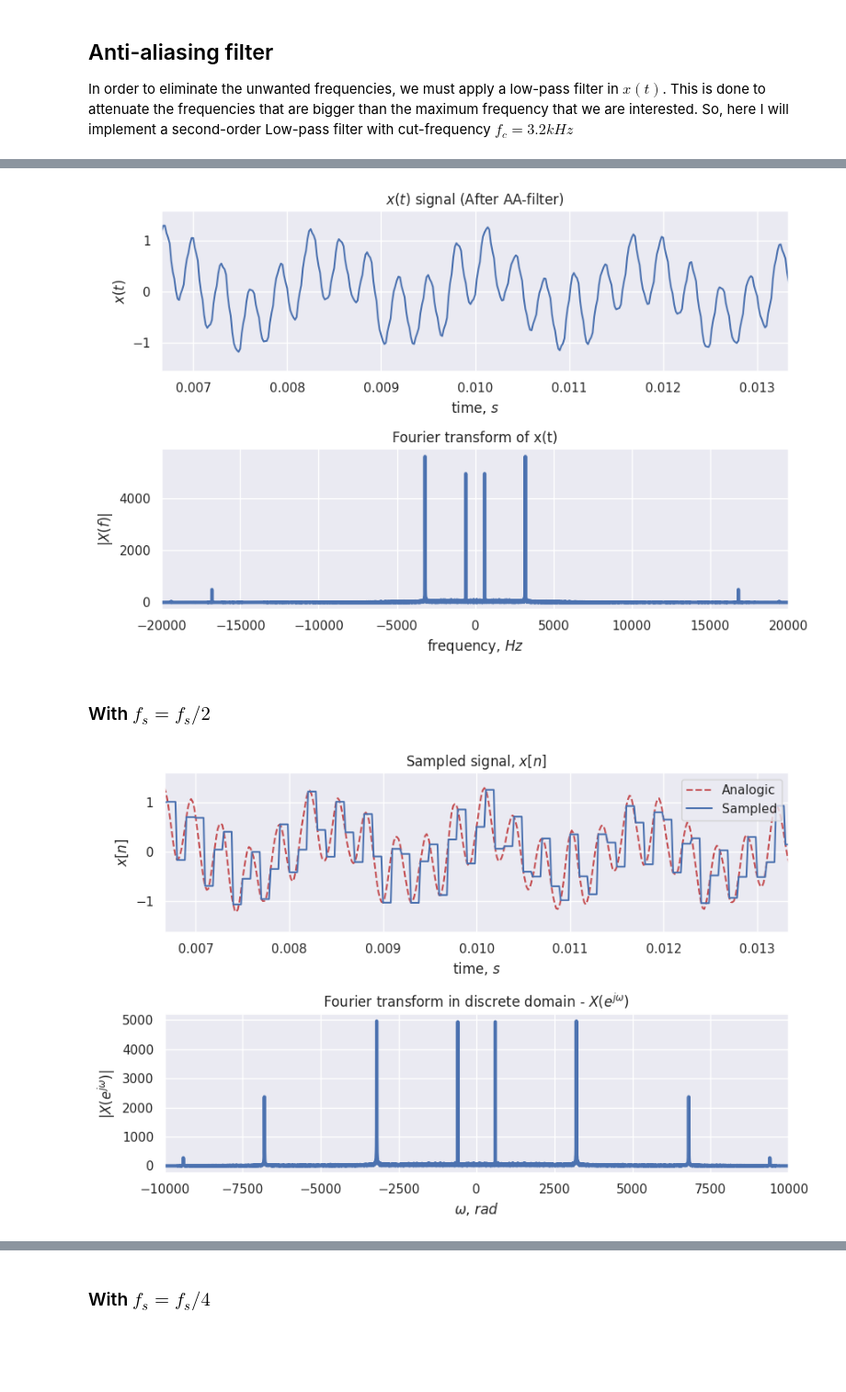
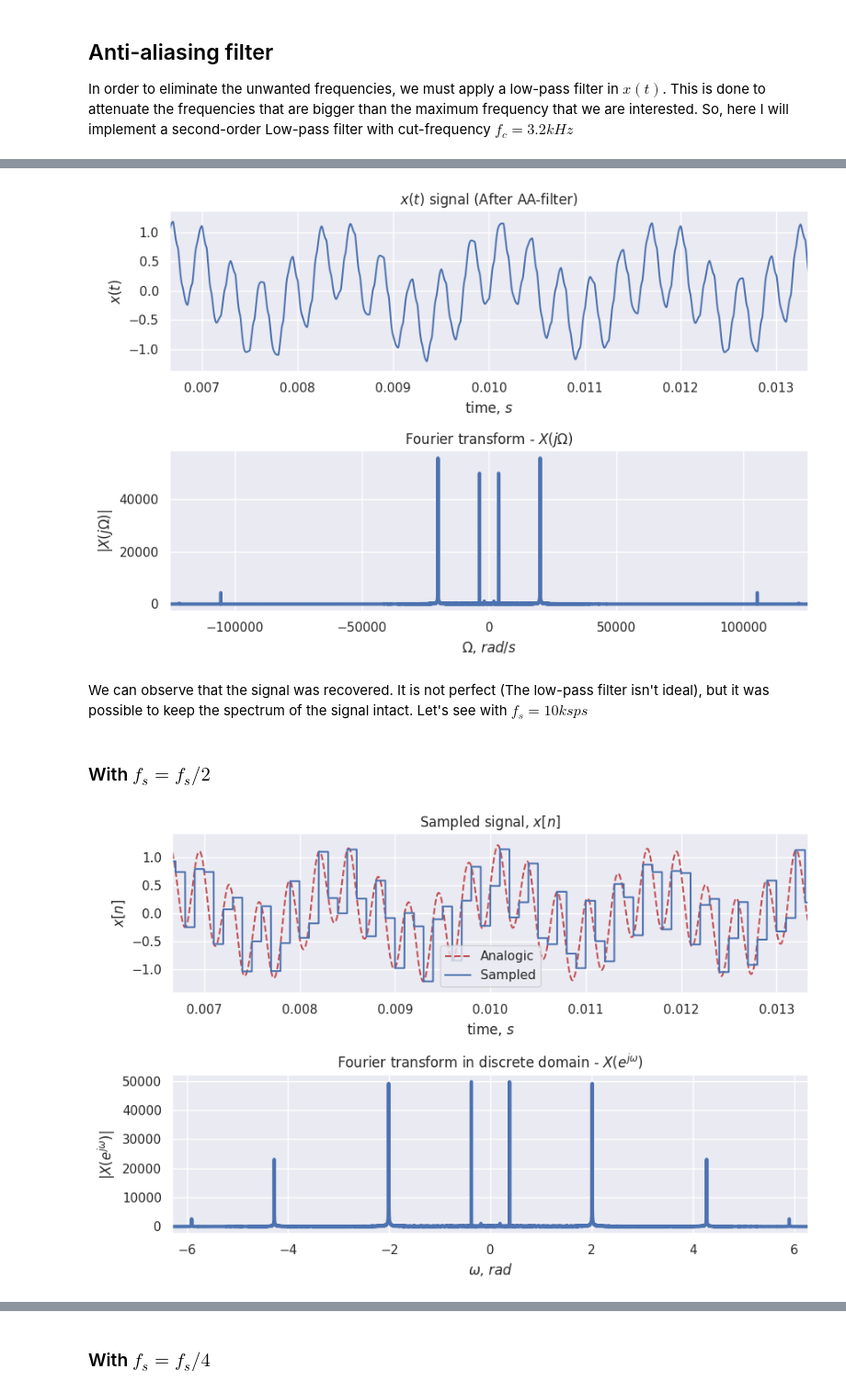
Before and after one commit to JoaoPi314/PDS-sampling-exercise, a Jupyter notebook: Sampling-Exercise.ipynb, the cells around one changed output, grey strips where cells are left out. Shown at 92% size. Cells and saved outputs as stored; diff of their text form; code cells hidden in the pictures; blank space fills up the shorter version.

```diff
--- a/Sampling-Exercise.ipynb
+++ b/Sampling-Exercise.ipynb
@@ -34,9 +34,9 @@ f_x = 3200 #Hz
 
 # This doesn't make sense, it is only to simulate the analogic signal, but in fact it is a digital
 # one with this sampling frequency
-analog_fs = 1/60000
+analog_fs = 600000
 
-t = np.arange(0, 100*1/f_1, analog_fs)
+t = np.arange(0, 100*1/f_1, 1/analog_fs)
 
 # signal declaration
 xt = np.cos(2*np.pi*f_x*t) + 0.5*np.cos(2*np.pi*f_2*t) + 0.01*np.cos(2*np.pi*f_1*t)
@@ -182,24 +182,14 @@ Here, we will simulate the convolution with a impulse train. The impulse train i
 f_s = 20e3 # sps
 
 # Defining sampling arrays
-# t_sampled = np.arange(0, 100/f_1, 1/f_s)
 xn = np.zeros(t.size)
 
 # Sampling
 for i in range(xn.size):
-    if(i%((1/analog_fs)/f_s) == 0):
+    if(i%((analog_fs)/f_s) == 0):
         xn[i] = xt_filtered.real[i]
     else:
         xn[i] = xn[i-1]
-
-
-
-# # Defining sampling arrays
-# xn = np.zeros(int(t.size/((1/analog_fs)/f_s)))
-# tn = np.zeros(int(t.size/((1/analog_fs)/f_s)))
-# for i in range(xn.size):
-#     xn[i] = xt_filtered.real[int(i*(((1/analog_fs)/f_s)))]
-#     tn[i] = t[int(i*(((1/analog_fs)/f_s)))]
 
 
 plt.figure(figsize=(9,6))
@@ -219,12 +209,12 @@ plt.subplot(2,1,2)
 Xf_sampled = fftshift(fft(xn, t.size))
 f_sampled = fftshift(fftfreq(t.size, t[1]-t[0]))
 
-plt.plot(f_sampled, np.abs(Xf_sampled), linewidth=3)
+plt.plot(f_sampled*2*np.pi/f_s, np.abs(Xf_sampled), linewidth=3)
 plt.grid("on", which="both")
 plt.title("Fourier transform in discrete domain - $X(e^{j\omega})$")
 plt.xlabel("$\omega$, $rad$")
 plt.ylabel("$|X(e^{j\omega})|$")
-plt.xlim(-f_s, f_s)
+plt.xlim(-2*np.pi, 2*np.pi)
 
 plt.tight_layout()
 plt.show()
@@ -266,4 +233,8 @@ plt.show()
 # %%
+w_c = 2*np.pi*f_s/2
+rec_filter = w_c**2 / ((w_c**2 - (2*np.pi*f_sampled)**2) +1j*np.sqrt(2)*w_c*2*np.pi*f_sampled)
+
+
 Xf_rec = Xf_sampled*rec_filter
 xt_rec = ifft(ifftshift(Xf_rec))
 
@@ -286,17 +257,19 @@ plt.xlim(2/f_1, 4/f_1)
 
 plt.subplot(2,1,2)
 
+plt.plot(w, np.abs(Xf_rec), linewidth=3)
+plt.grid("on", which="both")
+plt.xlim(-2*np.pi*f_s, 2*np.pi*f_s)
+plt.title("Fourier transform - $X(j\Omega)$")
+plt.xlabel("$\Omega$, $rad/s$")
+plt.ylabel("$|X(j\Omega)|$")
 
-plt.plot(f_sampled, np.abs(Xf_rec), linewidth=3)
-plt.grid("on", which="both")
-plt.title("Fourier transform of x(t)")
-plt.xlabel("frequency, $Hz$")
-plt.ylabel("$|X(f)|$")
-plt.xlim(-f_s, f_s)
 plt.tight_layout()
 plt.show()
 # %% [output]
-[figure, old version]
+[figure, new version]
+# %% [markdown]
+We can observe that the signal was recovered. It is not perfect (The low-pass filter isn't ideal), but it was possible to keep the spectrum of the signal intact. Let's see with $f_s = 10ksps$
 # %% [markdown]
 ### With $f_s = f_s/2$
 # %%
@@ -308,7 +281,7 @@ xn = np.zeros(t.size)
 
 # Sampling
 for i in range(xn.size):
-    if(i%((1/analog_fs)/f_s) == 0):
+    if(i%((analog_fs)/f_s) == 0):
         xn[i] = xt_filtered.real[i]
     else:
         xn[i] = xn[i-1]
@@ -318,35 +291,35 @@ plt.figure(figsize=(9,6))
 plt.subplot(2,1,1)
 plt.plot(t, xt_filtered, '--r')
 plt.plot(t, xn)
 plt.title("Sampled signal, $x[n]$")
 plt.xlabel("time, $s$")
 plt.ylabel("$x[n]$")
 plt.legend(['Analogic', 'Sampled'])
 # Only shows two periods
 plt.xlim(2/f_1, 4/f_1)
 
 # Frequency domain
 
 
 # zero-padding
 padded_xn = np.zeros(t.size)
 for i in range(0, xn.size):
     padded_xn[i] = xn[i]
 
-
+# Frequency domain
 plt.subplot(2,1,2)
 
-Xf_sampled = fftshift(fft(xn))
+Xf_sampled = fftshift(fft(xn, t.size))
 f_sampled = fftshift(fftfreq(t.size, t[1]-t[0]))
 
-plt.plot(f_sampled, np.abs(Xf_sampled), linewidth=3)
+plt.plot(f_sampled*2*np.pi/f_s, np.abs(Xf_sampled), linewidth=3)
 plt.grid("on", which="both")
-plt.xlim(-f_s, f_s)
 plt.title("Fourier transform in discrete domain - $X(e^{j\omega})$")
 plt.xlabel("$\omega$, $rad$")
 plt.ylabel("$|X(e^{j\omega})|$")
+plt.xlim(-2*np.pi, 2*np.pi)
 
 plt.tight_layout()
 plt.show()
 # %% [output]
-[figure, old version]
+[figure, new version]
```
Also changed, not shown: parts of 44 cells of this notebook.
